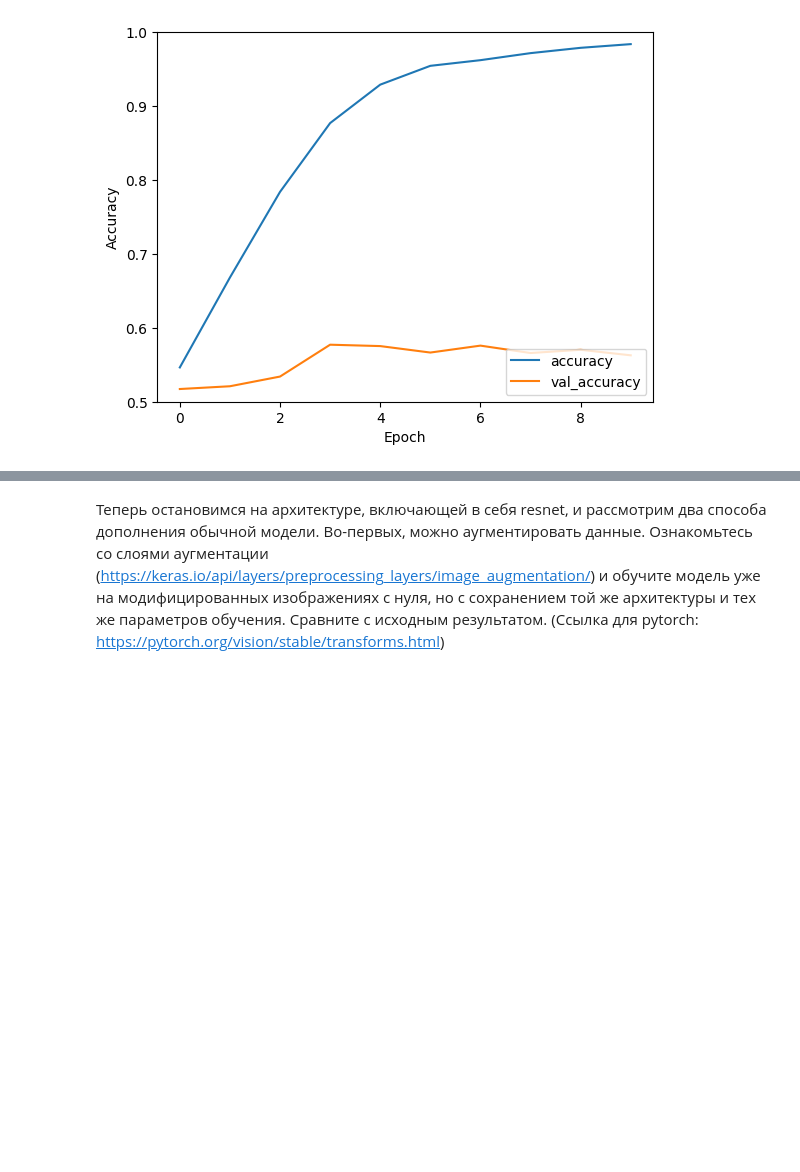
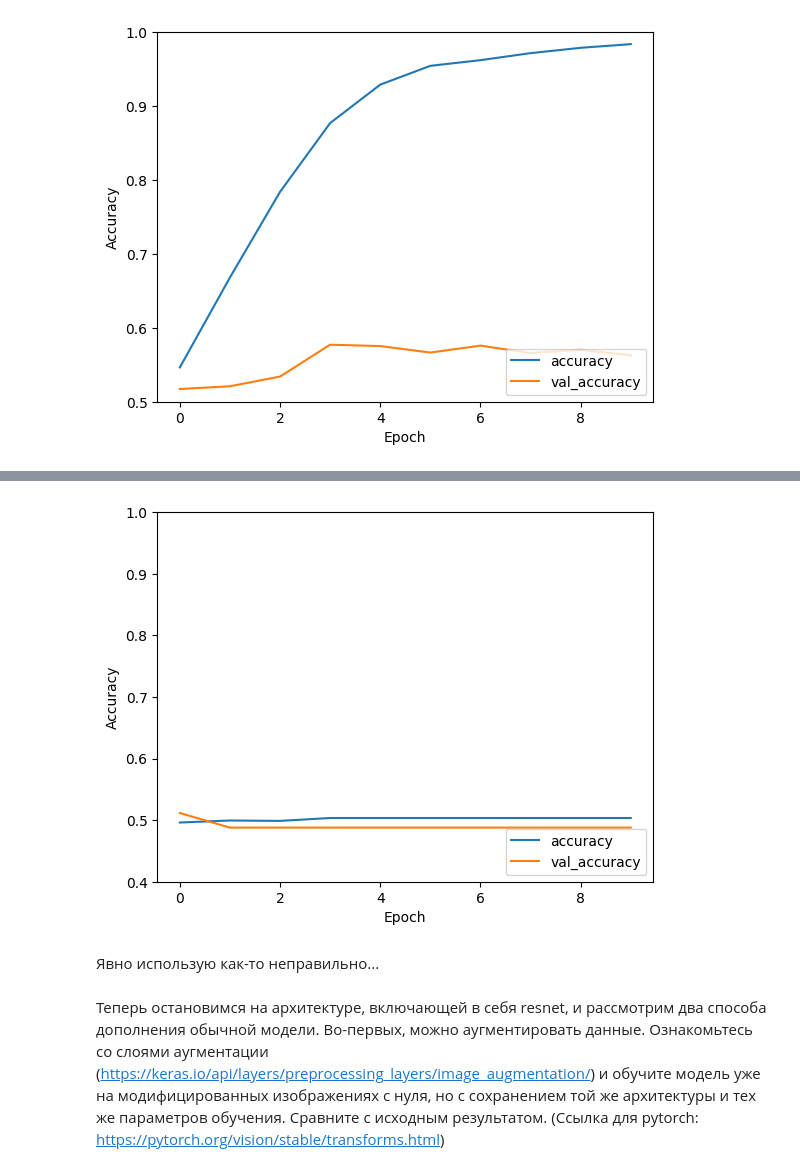
Before and after one commit to BZ6/PINDeepLearning, a Jupyter notebook: Лабораторная_работа_№2.ipynb, the cells around one changed output, grey strips where cells are left out. Drawn from its saved outputs; the diff is of its cells as text; code cells hidden in the pictures; blank space fills up the shorter version.

```diff
--- a/Лабораторная_работа_№2.ipynb
+++ b/Лабораторная_работа_№2.ipynb
@@ -253,6 +259,6 @@ show_history(resnet_history)
 # %%
 input_layer = layers.Input(shape=(150, 150, 3))
-base_model = VGG16(include_top=False, weights=None, input_tensor=input_layer)
+base_model = VGG16(include_top=False, input_tensor=input_layer)
 x = layers.GlobalAveragePooling2D()(base_model.output)
 output_layer = layers.Dense(1, activation='sigmoid')(x)
 
@@ -268,2 +290,14 @@ show_history(vgg_history)
+# %%
+plt.plot(vgg_history.history['accuracy'], label='accuracy')
+plt.plot(vgg_history.history['val_accuracy'], label='val_accuracy')
+plt.xlabel('Epoch')
+plt.ylabel('Accuracy')
+plt.ylim([0.4, 1])
+plt.legend(loc='lower right')
+plt.show()
+# %% [output]
+[figure, added]
+# %% [markdown]
+Явно использую как-то неправильно...
 # %% [markdown]
 Теперь остановимся на архитектуре, включающей в себя resnet, и рассмотрим два способа дополнения обычной модели. Во-первых, можно аугментировать данные. Ознакомьтесь со слоями аугментации (https://keras.io/api/layers/preprocessing_layers/image_augmentation/) и обучите модель уже на модифицированных изображениях с нуля, но с сохранением той же архитектуры и тех же параметров обучения. Сравните с исходным результатом. (Ссылка для pytorch: https://pytorch.org/vision/stable/transforms.html)
```
Also changed, not shown: parts of 11 cells of this notebook.
